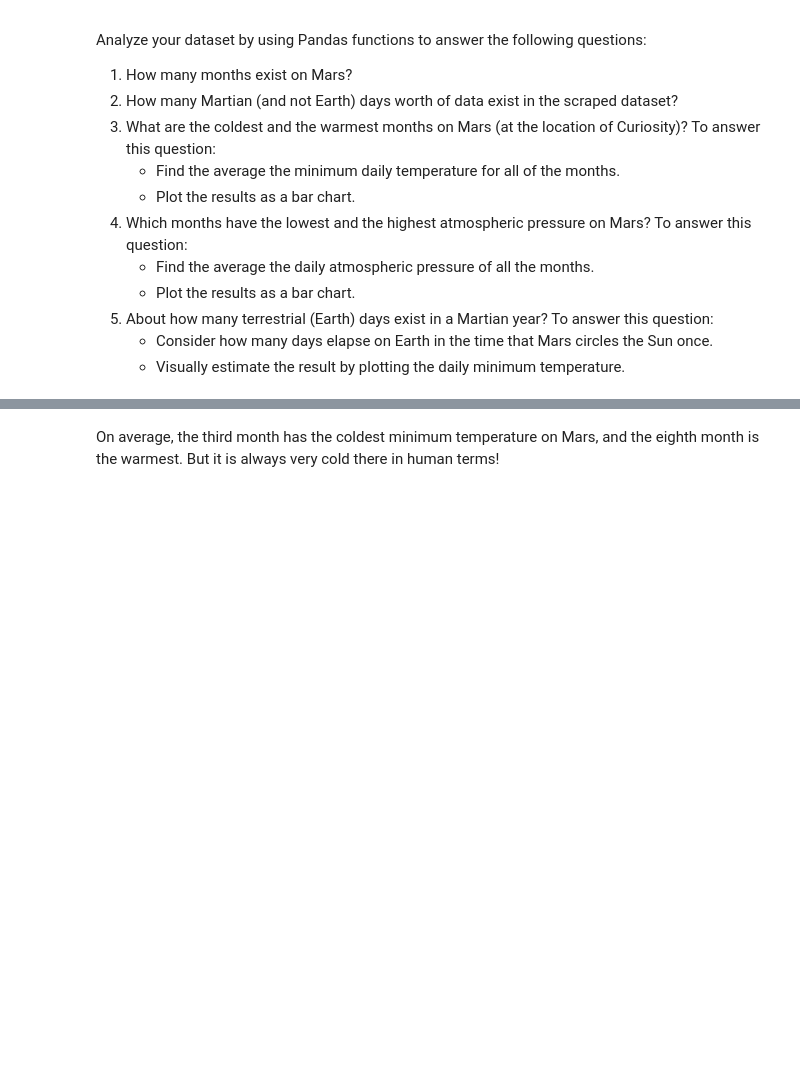
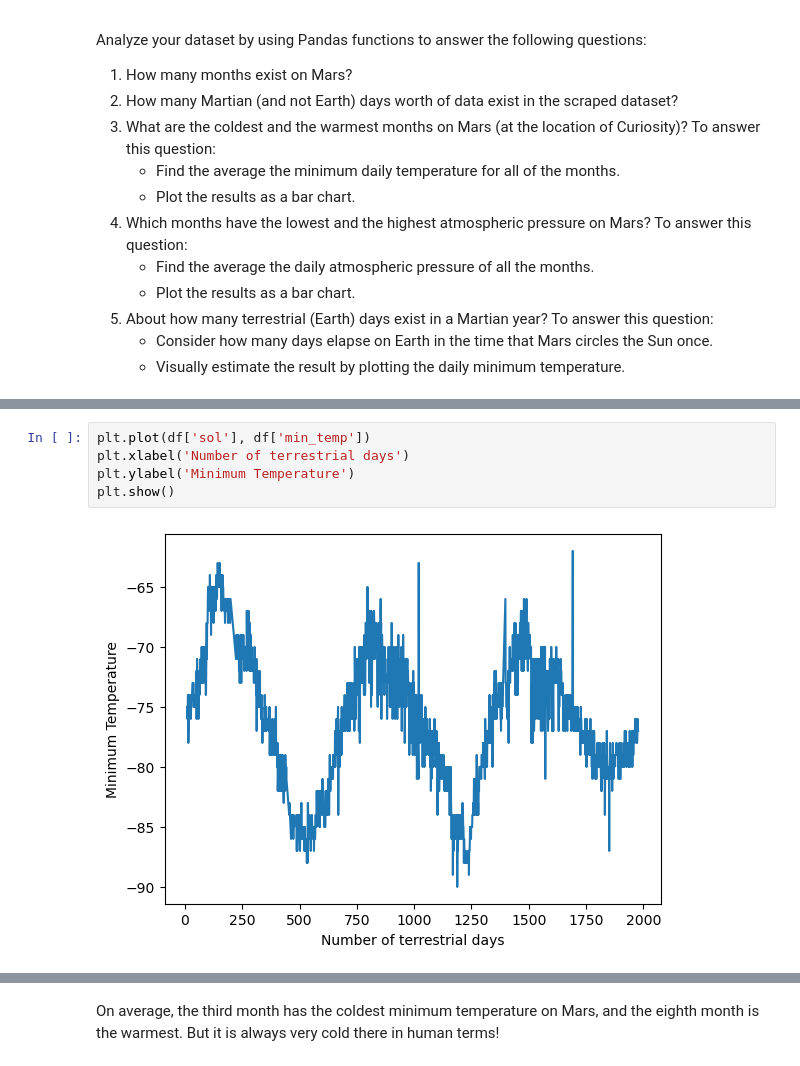
Before and after one commit to HasmigG/mars_news_weather, a Jupyter notebook: part_2_mars_weather.ipynb, the cells around one changed output, grey strips where cells are left out. Saved outputs shown, nothing was run; the diff lists cells and outputs as text; blank space fills up the shorter version.

```diff
--- a/part_2_mars_weather.ipynb
+++ b/part_2_mars_weather.ipynb
@@ -224,4 +277,11 @@ Name: pressure, dtype: float64
 # %% [output]
 [figure]
+# %%
+plt.plot(df['sol'], df['min_temp'])
+plt.xlabel('Number of terrestrial days')
+plt.ylabel('Minimum Temperature')
+plt.show()
+# %% [output]
+[figure, added]
 # %%
 # 5. How many terrestrial (earth) days are there in a Martian year?
```
Also changed, not shown: parts of 17 cells of this notebook, 2 other files.
